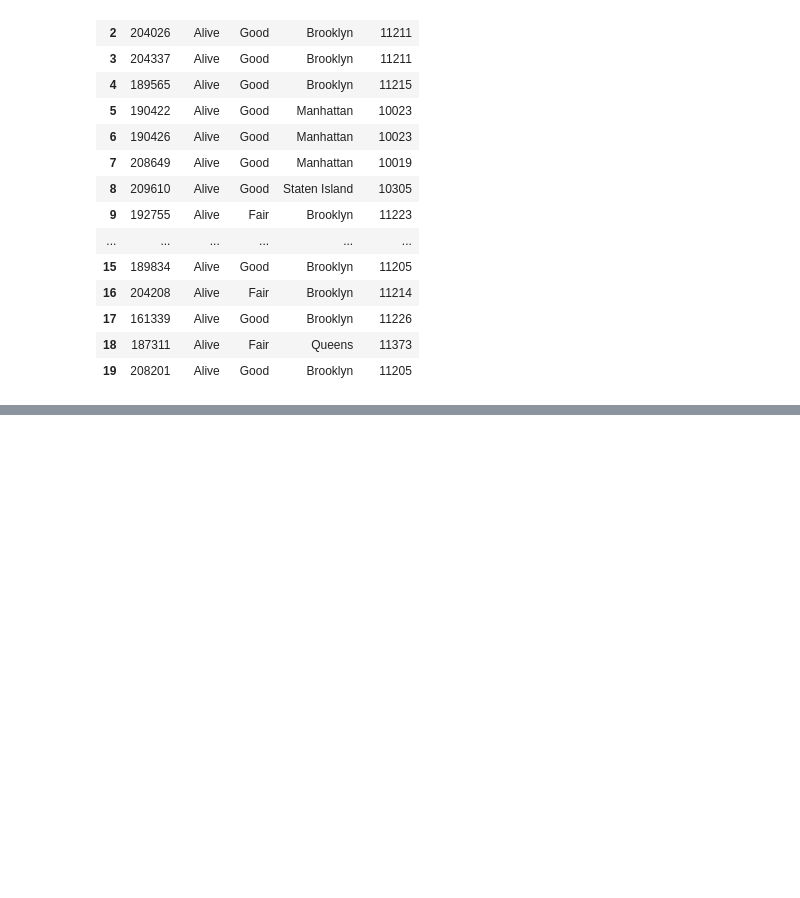
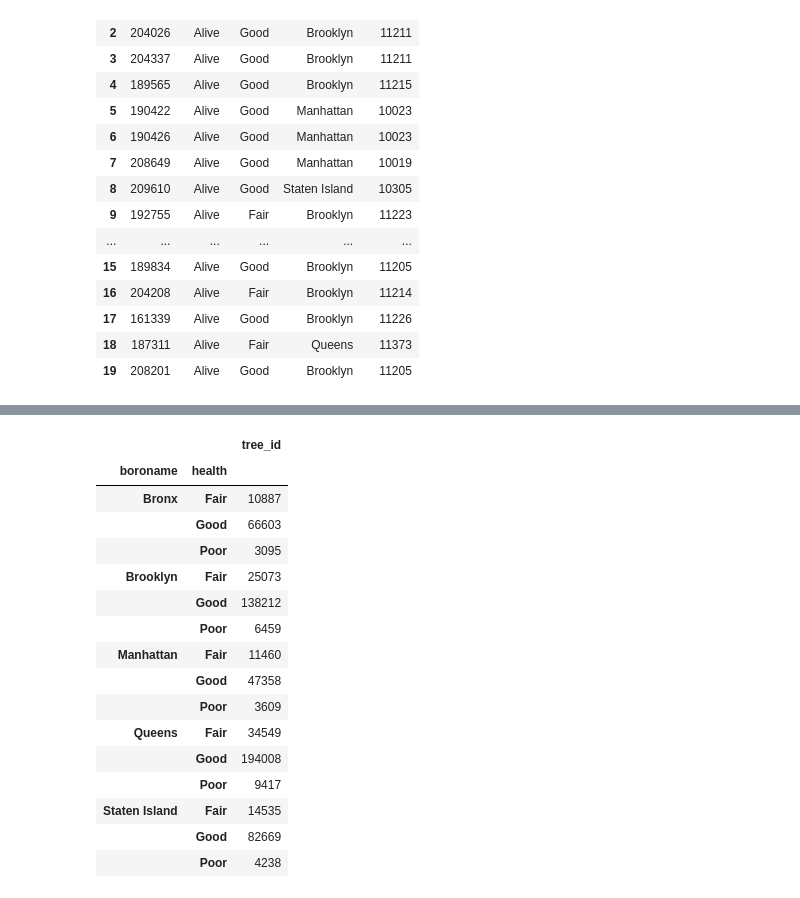
Before and after one commit to emtodd11/NYC-Top-Dog-Names-DB-Analysis, a Jupyter notebook: ETL-Project-NY-Trees.ipynb, the cells around one changed output, grey strips where cells are left out. Saved outputs shown, nothing was run; the diff lists cells and outputs as text; code cells hidden in the pictures; blank space fills up the shorter version.

```diff
--- a/ETL-Project-NY-Trees.ipynb
+++ b/ETL-Project-NY-Trees.ipynb
@@ -126,0 +139,22 @@ tree_table.head(20)
+# %%
+borough_data = tree_table.groupby(['boroname','health'])["tree_id"].count()
+borough_tree_health = pd.DataFrame(borough_data)
+borough_tree_health
+# %% [output]
+|  |  | tree_id |
+| boroname | health |  |
+| Bronx | Fair | 10887 |
+|  | Good | 66603 |
+|  | Poor | 3095 |
+| Brooklyn | Fair | 25073 |
+|  | Good | 138212 |
+|  | Poor | 6459 |
+| Manhattan | Fair | 11460 |
+|  | Good | 47358 |
+|  | Poor | 3609 |
+| Queens | Fair | 34549 |
+|  | Good | 194008 |
+|  | Poor | 9417 |
+| Staten Island | Fair | 14535 |
+|  | Good | 82669 |
+|  | Poor | 4238 |
```
Also changed, not shown: parts of 1 cell of this notebook, 2 other files.
